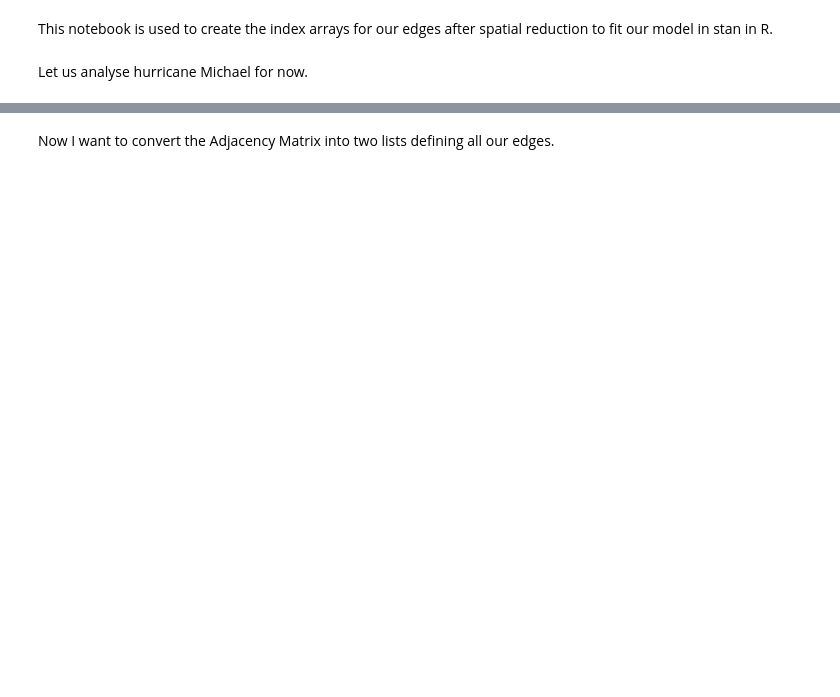
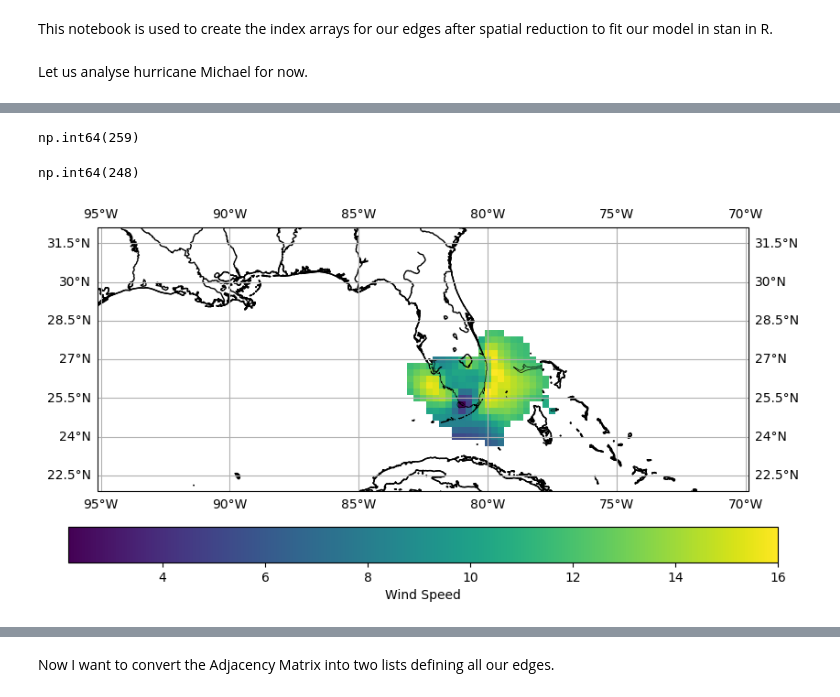
Before and after one commit to MujtaGit/Extreme_Weather_Correlation, a Jupyter notebook: pre_icar.ipynb, the cells around one changed output, grey strips where cells are left out. Saved outputs shown, nothing was run; the diff lists cells and outputs as text; code cells hidden in the pictures; blank space fills up the shorter version.

```diff
--- a/pre_icar.ipynb
+++ b/pre_icar.ipynb
@@ -36,0 +59,9 @@ Ignoring index file '../data_grib/ABBY_1968_07.grib.5b7b6.idx' incompatible with
+# %%
+mask_ws10 = y1 > ws10_quantile
+mask_tp = y2 > tp_quantile
+
+combined_mask = mask_ws10 | mask_tp
+# %%
+combined_mask.sum()
+# %% [output]
+np.int64(259)
@@ -36,0 +87,11 @@ Ignoring index file '../data_grib/ABBY_1968_07.grib.5b7b6.idx' incompatible with
+# %%
+combined_mask.sum()
+# %% [output]
+np.int64(248)
+# %%
+y1_filtered = y1.where(combined_mask)
+
+temp = y1_filtered.unstack()
+lat = temp.index.values
+lon = temp.columns.values
+data_grid = temp.values
@@ -36,0 +101,30 @@ Ignoring index file '../data_grib/ABBY_1968_07.grib.5b7b6.idx' incompatible with
+# %%
+fig, ax = plt.subplots(figsize=(10, 5),
+                       subplot_kw={'projection': ccrs.PlateCarree()})
+
+#ax.set_extent([-70, -95, 32, 22])
+
+ax.add_feature(cfeature.COASTLINE, linewidth=0.5, edgecolor='black')
+ax.add_feature(cfeature.BORDERS, linestyle=':', linewidth=0.5, edgecolor='black')
+ax.add_feature(cfeature.LAND, edgecolor='black', facecolor='none')
+ax.add_feature(cfeature.OCEAN, edgecolor='black', facecolor='none')
+ax.add_feature(cfeature.LAKES, edgecolor='black', facecolor='none')
+ax.add_feature(cfeature.RIVERS, edgecolor='black')
+
+heatmap = ax.pcolormesh(lon, lat, data_grid, cmap='viridis', transform=ccrs.PlateCarree())
+
+# Add a colorbar
+cbar = plt.colorbar(heatmap, ax=ax, orientation='horizontal', pad=0.1)
+cbar.set_label('Wind Speed')
+
+# Add gridlines
+ax.gridlines(draw_labels=True)
+
+# Show the plot
+plt.show()
+
+ax.set_title(f'Correlation between ws10 and tp', fontsize=16)
+ax.set_xlabel('Longitude', fontsize=12)
+ax.set_ylabel('Latitude', fontsize=12);
+# %% [output]
+[figure, added]
```
Also changed, not shown: parts of 26 cells of this notebook, 10 other files.
